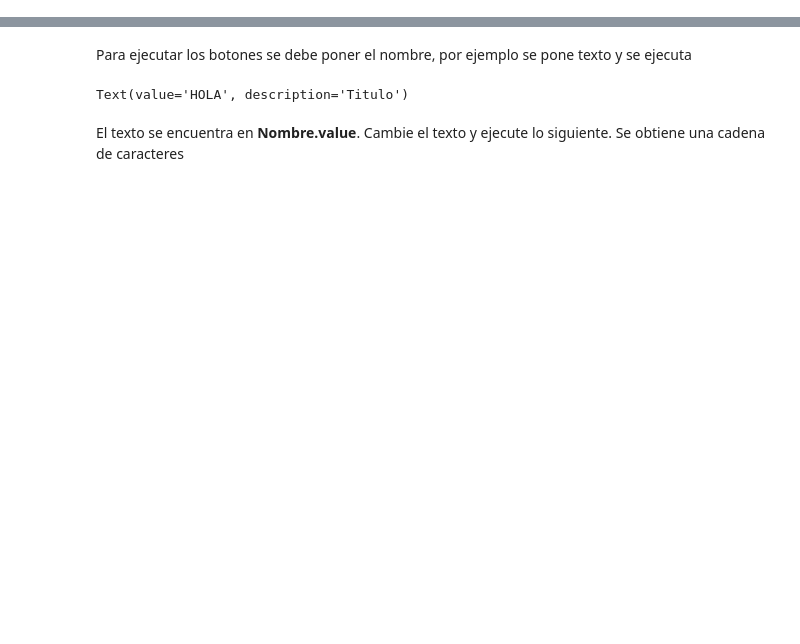
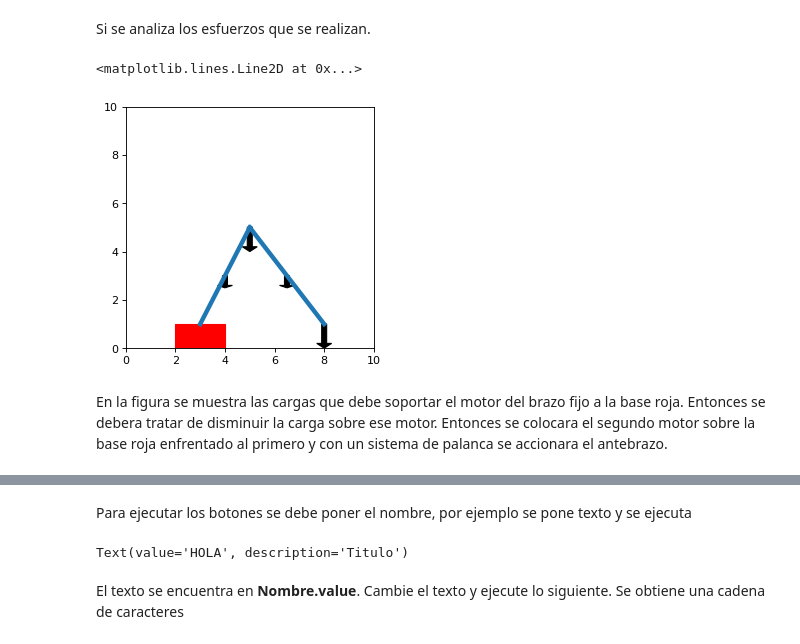
Before and after one commit to hoyosdani/Digital_unsa, a Jupyter notebook: cuaderno_brazo.ipynb, the cells around one changed output, grey strips where cells are left out. Saved outputs shown, nothing was run; the diff lists cells and outputs as text; code cells hidden in the pictures; blank space fills up the shorter version.

```diff
--- a/cuaderno_brazo.ipynb
+++ b/cuaderno_brazo.ipynb
@@ -239,0 +176,30 @@ Para comenzar debemos cargar las librerias utilizando las sentencias que se mues
+# %% [markdown]
+Si se analiza los esfuerzos que se realizan.
+# %%
+from matplotlib import pyplot as plt
+from matplotlib import path
+fig = plt.figure()
+fig.set_dpi(80)
+fig.set_size_inches(4, 4)
+ax = plt.axes(xlim=(0, 10), ylim=(0, 10))
+linea1 = plt.Line2D((3, 5),(1 ,5), lw=4)
+linea2 = plt.Line2D((5,8),(5 ,1), lw=4)
+flecha1= plt.Arrow(5,5,0,-1,width=1,color="black")
+flecha2= plt.Arrow(8,1,0,-1,width=1,color="black")
+flecha3= plt.Arrow(6.5,3,0,-0.5,width=1,color="black")
+flecha4= plt.Arrow(4,3,0,-0.5,width=1,color="black")
+
+
+rectangulo=plt.Rectangle((2,0),2,1,0,color="red")
+ax.add_patch(rectangulo)
+ax.add_patch(flecha1)
+ax.add_patch(flecha2)
+ax.add_patch(flecha3)
+ax.add_patch(flecha4)
+ax.add_line(linea1)
+ax.add_line(linea2)
+# %% [output]
+<matplotlib.lines.Line2D at 0x...>
+[figure, added]
+# %% [markdown]
+En la figura se muestra las cargas que debe soportar el motor del brazo fijo a la base roja.  Entonces se debera tratar de disminuir la carga sobre ese motor. Entonces se colocara el segundo motor sobre la base roja enfrentado al primero y  con un sistema de palanca se accionara el antebrazo.
```
Also changed, not shown: parts of 83 cells of this notebook.
